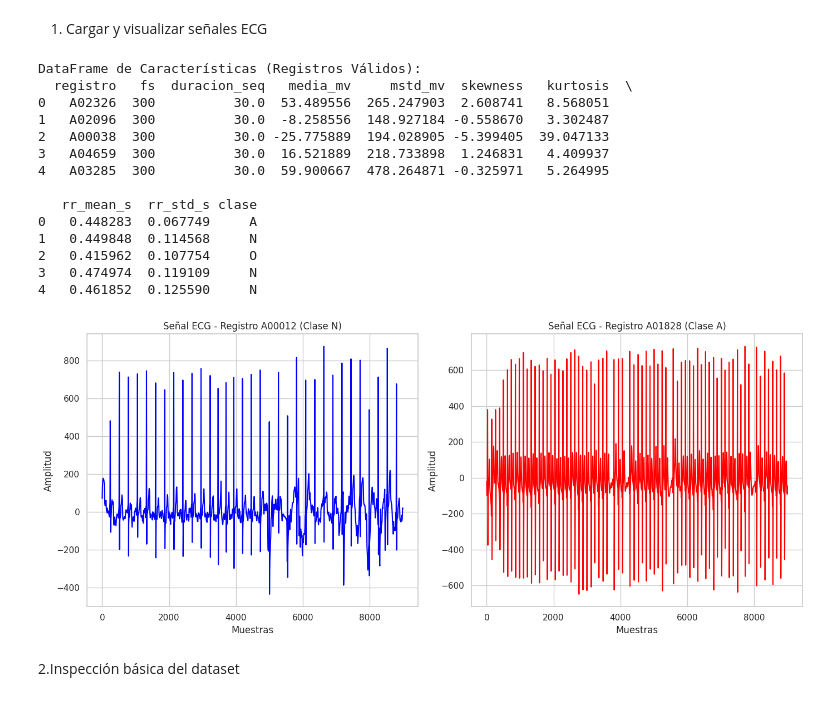
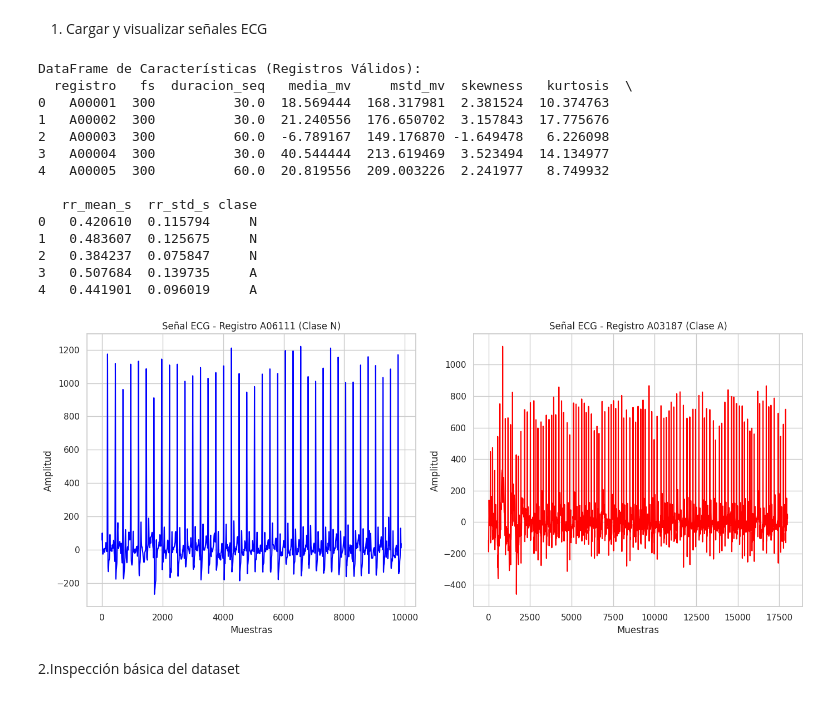
Before and after one commit to Macarena6MiMa/ProyectoML, a Jupyter notebook: ProyectoFinal.ipynb, the cells around one changed output. Cells and saved outputs as stored; diff of their text form; code cells hidden in the pictures.

```diff
--- a/ProyectoFinal.ipynb
+++ b/ProyectoFinal.ipynb
@@ -24,27 +24,37 @@ replace /content/training2017/training2017/A00001.hea? [y]es, [n]o, [A]ll, [N]on
 1. Cargar y visualizar señales ECG
 # %%
 import os
+import numpy as np
 import pandas as pd
-import numpy as np
 from scipy.io import loadmat
+from scipy.stats import skew, kurtosis
 from scipy.signal import find_peaks
-from scipy.stats import skew, kurtosis
-import matplotlib.pyplot as plt
 
-# Lista para almacenar los datos de los registros válidos
 valid_records_data = []
-
 # Cargar archivo REFERENCE.csv
 reference_path = os.path.join(data_dir, 'REFERENCE.csv')
 df_labels = pd.read_csv(reference_path, header=None, names=['registro', 'clase'])
 
+# Obtener la lista de archivos .mat y .hea
+mat_files = sorted([f for f in os.listdir(data_dir) if f.endswith('.mat')])
+hea_files = sorted([f for f in os.listdir(data_dir) if f.endswith('.hea')])
+
+# Asegurarse de que haya la misma cantidad de archivos .mat y .hea
+if len(mat_files) != len(hea_files):
+    print("Advertencia: El número de archivos .mat y .hea no coincide.")
+
 # Iterar sobre los archivos .mat
-mat_files = [f for f in os.listdir(data_dir) if f.endswith('.mat')]
-
 for mat_file in mat_files:
     registro = mat_file.replace('.mat', '')
+
+    # Verificar que exista un archivo .hea correspondiente
+    hea_file = registro + '.hea'
+    if hea_file not in hea_files:
+        print(f"Archivo .hea no encontrado para el registro: {registro}. Saltando.")
+        continue
+
+    hea_path = os.path.join(data_dir, hea_file)
     mat_path = os.path.join(data_dir, mat_file)
-    hea_path = os.path.join(data_dir, registro + '.hea')
 
     # Verificar si existen ambos archivos (.mat y .hea)
     if not os.path.exists(mat_path) or not os.path.exists(hea_path):
@@ -125,44 +135,44 @@ else:
     registro_a = df_a.sample(n=1, random_state=35)['registro'].values[0]
 
     # 7. Cargar señales
     signal_n = loadmat(os.path.join(data_dir, registro_n + '.mat'))['val'].flatten()
     signal_a = loadmat(os.path.join(data_dir, registro_a + '.mat'))['val'].flatten()
 
     # 8. Visualización
     plt.figure(figsize=(14, 6))
 
     # Señal N
     plt.subplot(1, 2, 1)
     plt.plot(signal_n, color='blue')
     plt.title(f'Señal ECG - Registro {registro_n} (Clase N)')
     plt.xlabel('Muestras')
     plt.ylabel('Amplitud')
 
     # Señal A
     plt.subplot(1, 2, 2)
     plt.plot(signal_a, color='red')
     plt.title(f'Señal ECG - Registro {registro_a} (Clase A)')
     plt.xlabel('Muestras')
     plt.ylabel('Amplitud')
 
     plt.tight_layout()
     plt.show()
 # %% [output]
 DataFrame de Características (Registros Válidos):
   registro   fs  duracion_seq   media_mv     mstd_mv  skewness   kurtosis  \
-0   A02326  300          30.0  53.489556  265.247903  2.608741   8.568051
-1   A02096  300          30.0  -8.258556  148.927184 -0.558670   3.302487
-2   A00038  300          30.0 -25.775889  194.028905 -5.399405  39.047133
-3   A04659  300          30.0  16.521889  218.733898  1.246831   4.409937
-4   A03285  300          30.0  59.900667  478.264871 -0.325971   5.264995
+0   A00001  300          30.0  18.569444  168.317981  2.381524  10.374763
+1   A00002  300          30.0  21.240556  176.650702  3.157843  17.775676
+2   A00003  300          60.0  -6.789167  149.176870 -1.649478   6.226098
+3   A00004  300          30.0  40.544444  213.619469  3.523494  14.134977
+4   A00005  300          60.0  20.819556  209.003226  2.241977   8.749932
 
    rr_mean_s  rr_std_s clase
-0   0.448283  0.067749     A
-1   0.449848  0.114568     N
-2   0.415962  0.107754     O
-3   0.474974  0.119109     N
-4   0.461852  0.125590     N
+0   0.420610  0.115794     N
+1   0.483607  0.125675     N
+2   0.384237  0.075847     N
+3   0.507684  0.139735     A
+4   0.441901  0.096019     A
-[figure, old version]
+[figure, new version]
 # %% [markdown]
 2.Inspección básica del dataset
 # %%
```
Also changed, not shown: parts of 8 cells of this notebook.
